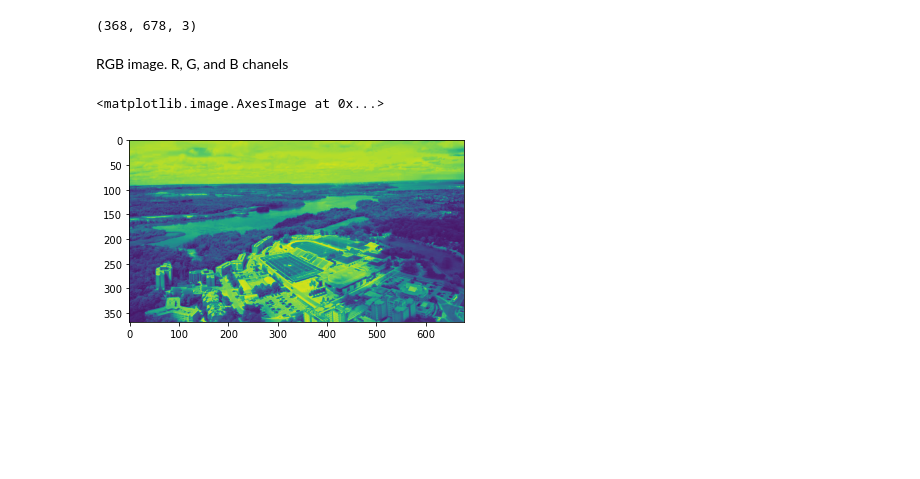
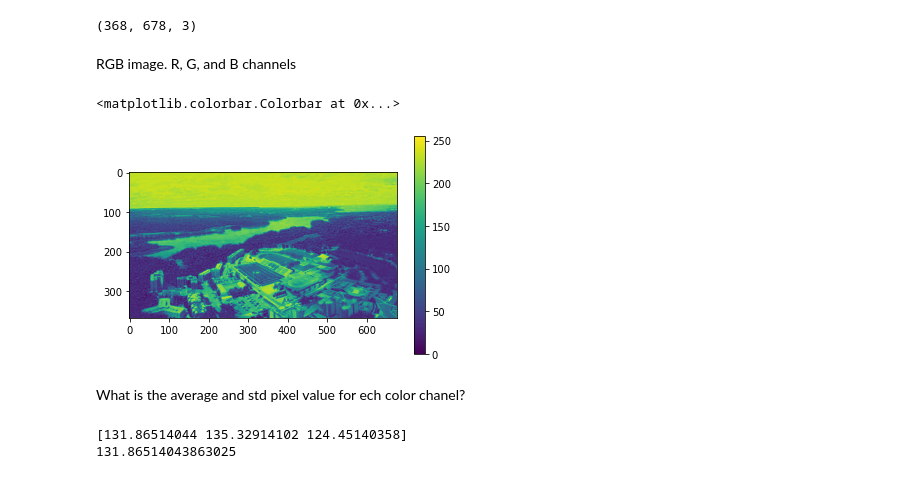
Before and after one commit to RodrigoAVargasHdz/CHEM-4PB3, a Jupyter notebook: Course_Notes/Week1/intro_numpy.ipynb, the cells around one changed output. Cells and saved outputs as stored; diff of their text form; code cells hidden in the pictures; blank space fills up the shorter version.

```diff
--- a/Course_Notes/Week1/intro_numpy.ipynb
+++ b/Course_Notes/Week1/intro_numpy.ipynb
@@ -144,9 +144,17 @@ print(img_np.shape)
 # %% [output]
 (368, 678, 3)
 # %% [markdown]
-RGB image. R, G, and B chanels
+RGB image. R, G, and B channels
-# %%
-plt.imshow(img_np[:,:,0])
-# %% [output]
-<matplotlib.image.AxesImage at 0x...>
-[figure, removed]
+# %%
+imgplot = plt.imshow(img_np[:,:,-1])
+plt.colorbar()
+# %% [output]
+<matplotlib.colorbar.Colorbar at 0x...>
+[figure, added]
+# %% [markdown]
+What is the average and std pixel value for ech color chanel?
+# %%
+print(np.mean(img_np,axis=(0,1)))
+# %% [output]
+[131.86514044 135.32914102 124.45140358]
+131.86514043863025
```
